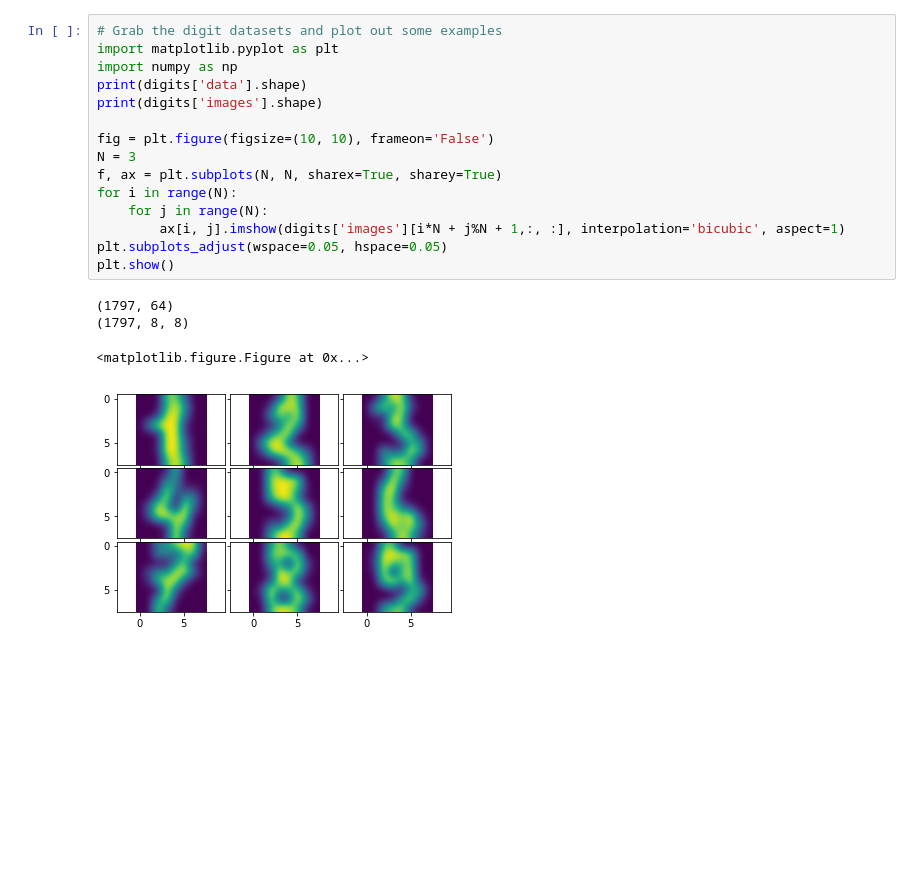
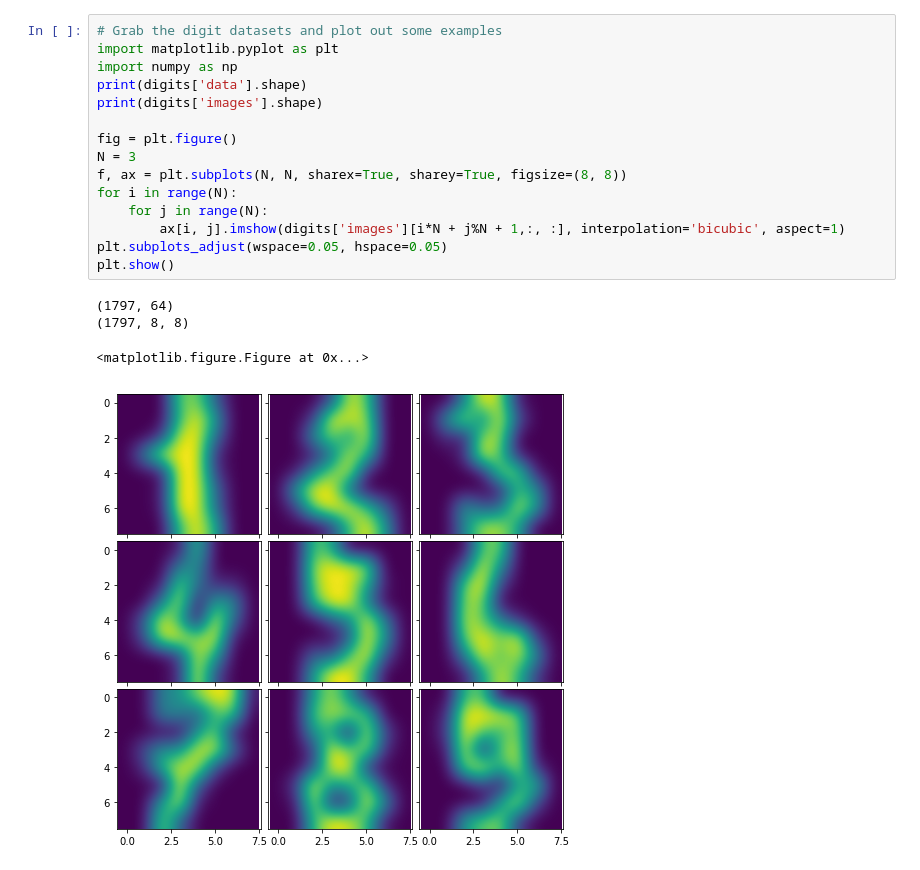
Before and after one commit to YCHEN-NYU/Python-Data-Analysis, a Jupyter notebook: sklearn-ML-example.ipynb, the cells around one changed output. Saved outputs shown, nothing was run; the diff lists cells and outputs as text; blank space fills up the shorter version.

```diff
--- a/sklearn-ML-example.ipynb
+++ b/sklearn-ML-example.ipynb
@@ -69,20 +69,20 @@ digits
 # %%
 # Grab the digit datasets and plot out some examples
 import matplotlib.pyplot as plt
 import numpy as np
 print(digits['data'].shape)
 print(digits['images'].shape)
 
-fig = plt.figure(figsize=(10, 10), frameon='False')
+fig = plt.figure()
 N = 3
-f, ax = plt.subplots(N, N, sharex=True, sharey=True)
+f, ax = plt.subplots(N, N, sharex=True, sharey=True, figsize=(8, 8))
 for i in range(N):
     for j in range(N):
         ax[i, j].imshow(digits['images'][i*N + j%N + 1,:, :], interpolation='bicubic', aspect=1)
 plt.subplots_adjust(wspace=0.05, hspace=0.05)
 plt.show()
 # %% [output]
 (1797, 64)
 (1797, 8, 8)
 <matplotlib.figure.Figure at 0x...>
-[figure, old version]
+[figure, new version]
```
